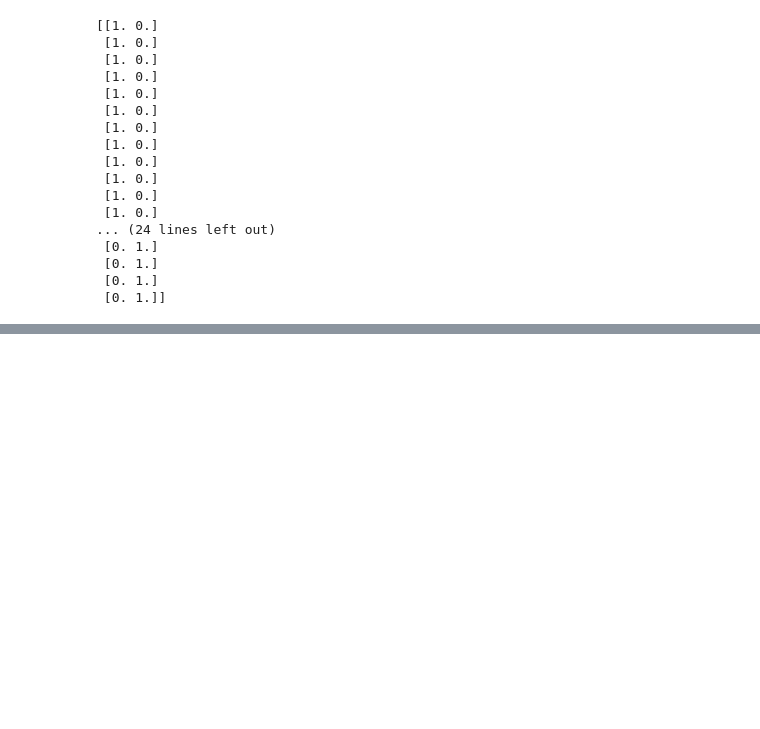
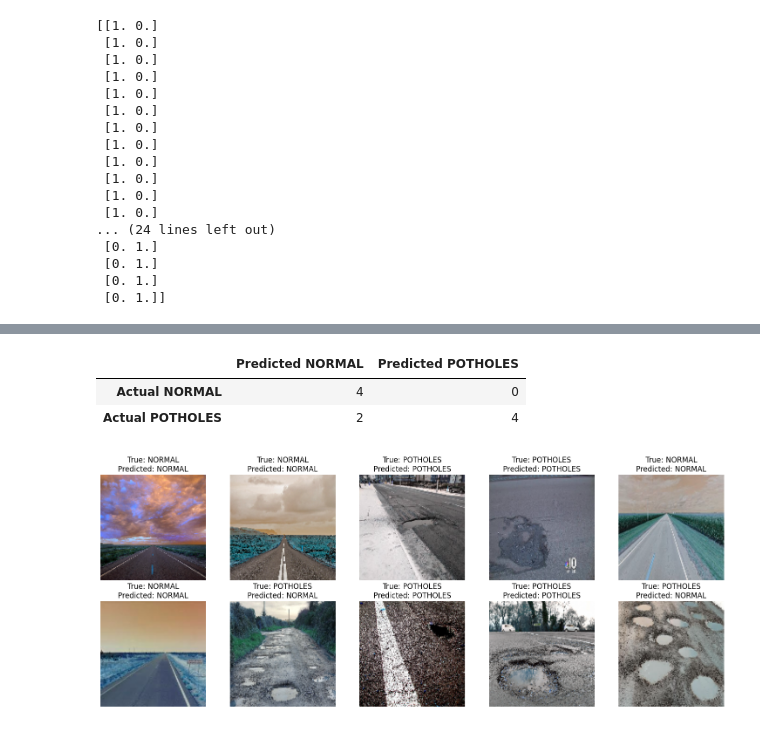
Before and after one commit to nilupulmadhawa/DL-Y4S1-group-project, a Jupyter notebook: VGG16/Pothole_Detection_VGG16_CNN.ipynb, the cells around one changed output, grey strips where cells are left out. Drawn from its saved outputs; the diff is of its cells as text; code cells hidden in the pictures; blank space fills up the shorter version.

```diff
--- a/VGG16/Pothole_Detection_VGG16_CNN.ipynb
+++ b/VGG16/Pothole_Detection_VGG16_CNN.ipynb
@@ -138,0 +173,3 @@ x_train,x_test,y_train,y_test=train_test_split(X,Y,test_size=0.25,random_state=5
+# %%
+model.fit(x_train, y_train, epochs=30, batch_size=12, verbose=2,
+         validation_data=(x_test, y_test))
@@ -138,0 +202,3 @@ x_train,x_test,y_train,y_test=train_test_split(X,Y,test_size=0.25,random_state=5
+# %%
+# Making predictions on test data
+prediction = model.predict(x_test)
@@ -138,0 +207,41 @@ x_train,x_test,y_train,y_test=train_test_split(X,Y,test_size=0.25,random_state=5
+# %%
+#Transform predictions into 1D array
+y_pred = np.argmax(prediction, axis=1)
+# %%
+y_test1=y_test.astype(int)
+y_test2=[]
+for i in y_test1:
+    a=1
+    #print(i[0],i[1])
+    if(i[0]==1 and i[1]==0):
+        a=0
+    y_test2.append(a)
+# %%
+#Create a Confusion Matrix for Evaluation
+# H = Horizontal
+# V = Vertical
+pd.DataFrame(confusion_matrix(y_test2, y_pred),
+             columns=["Predicted NORMAL", "Predicted POTHOLES"],
+             index=["Actual NORMAL", "Actual POTHOLES"])
+# %% [output]
+|  | Predicted NORMAL | Predicted POTHOLES |
+| Actual NORMAL | 4 | 0 |
+| Actual POTHOLES | 2 | 4 |
+# %%
+# Display some sample test images
+n_samples = 10  # Number of sample images to display
+sample_indices = np.random.choice(len(x_test), n_samples, replace=False)
+
+plt.figure(figsize=(15, 6))
+for i, idx in enumerate(sample_indices):
+    plt.subplot(2, 5, i + 1)
+    plt.imshow(x_test[idx])
+    true_label = "NORMAL" if y_test2[idx] == 0 else "POTHOLES"
+    pred_label = "NORMAL" if y_pred[idx] == 0 else "POTHOLES"
+    plt.title(f'True: {true_label}\nPredicted: {pred_label}')
+    plt.axis('off')
+
+plt.tight_layout()
+plt.show()
+# %% [output]
+[figure, added]
```
Also changed, not shown: parts of 15 cells of this notebook.
